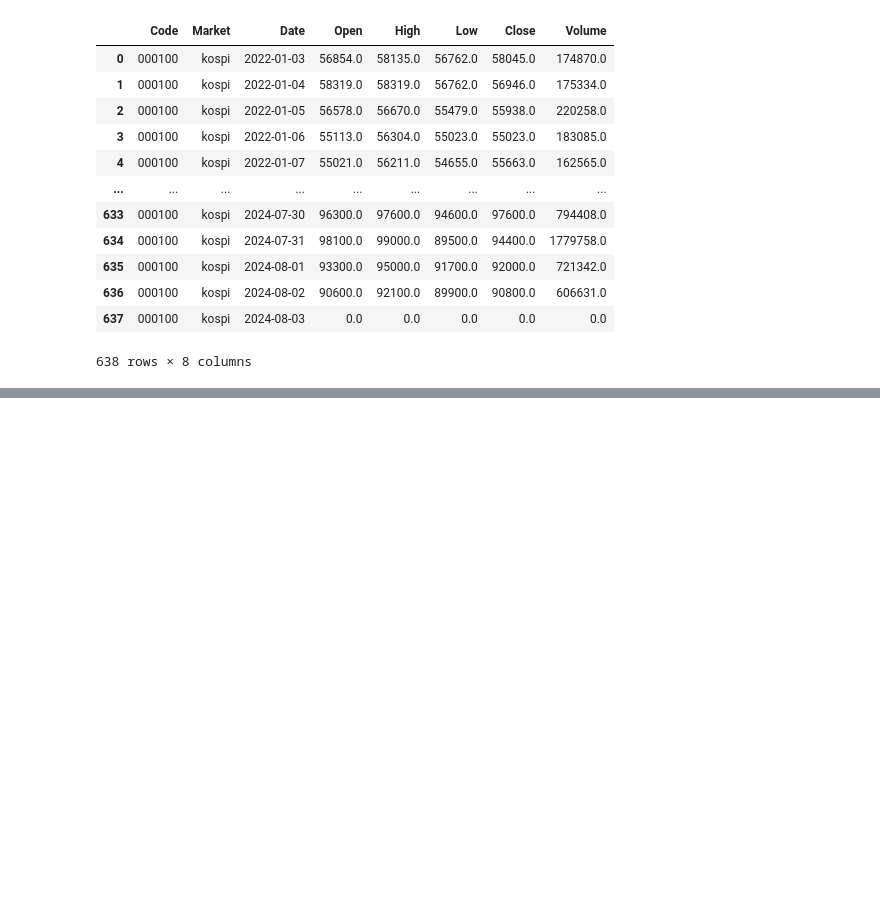
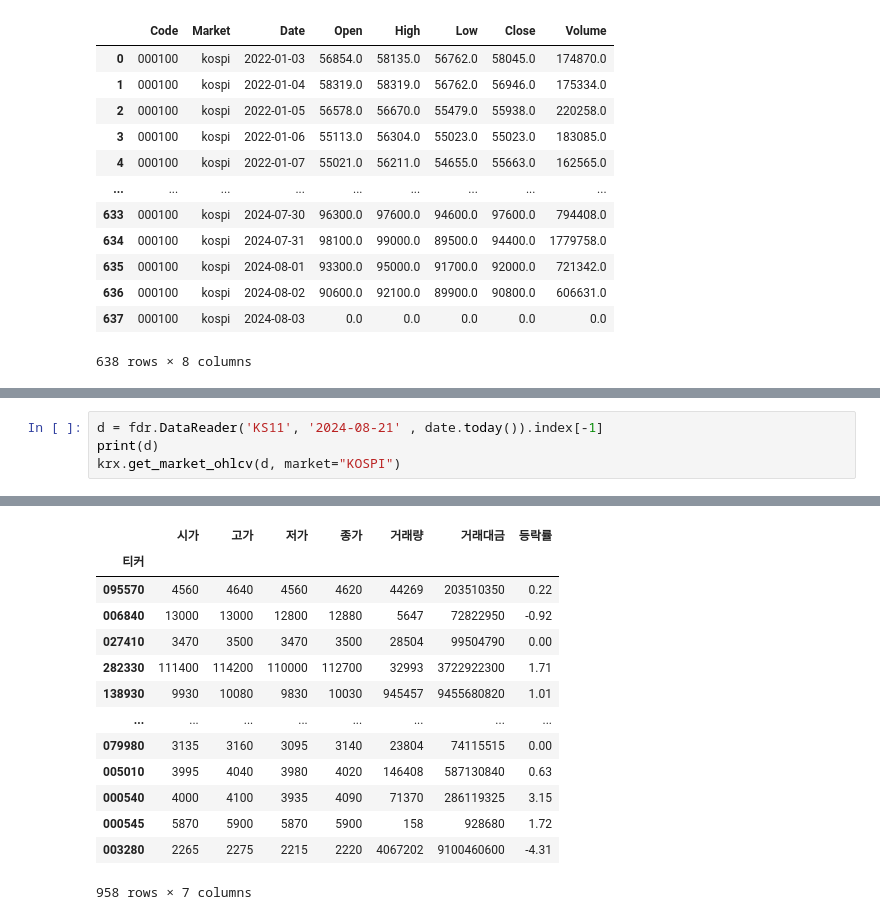
Before and after one commit to eisthf/market_analysis, a Jupyter notebook: market_analysis.ipynb, the cells around one changed output, grey strips where cells are left out. Saved outputs shown, nothing was run; the diff lists cells and outputs as text; blank space fills up the shorter version.

```diff
--- a/market_analysis.ipynb
+++ b/market_analysis.ipynb
@@ -363,0 +383,5 @@ conn.close()
+# %%
+d = fdr.DataReader('KS11', '2024-08-21' , date.today()).index[-1]
+print(d)
+krx.get_market_ohlcv(d, market="KOSPI")
+# %% [output]
@@ -363,0 +390,14 @@ conn.close()
+|  | 시가 | 고가 | 저가 | 종가 | 거래량 | 거래대금 | 등락률 |
+| 티커 |  |  |  |  |  |  |  |
+| 095570 | 4560 | 4640 | 4560 | 4620 | 44269 | 203510350 | 0.22 |
+| 006840 | 13000 | 13000 | 12800 | 12880 | 5647 | 72822950 | -0.92 |
+| 027410 | 3470 | 3500 | 3470 | 3500 | 28504 | 99504790 | 0.00 |
+| 282330 | 111400 | 114200 | 110000 | 112700 | 32993 | 3722922300 | 1.71 |
+| 138930 | 9930 | 10080 | 9830 | 10030 | 945457 | 9455680820 | 1.01 |
+| ... | ... | ... | ... | ... | ... | ... | ... |
+| 079980 | 3135 | 3160 | 3095 | 3140 | 23804 | 74115515 | 0.00 |
+| 005010 | 3995 | 4040 | 3980 | 4020 | 146408 | 587130840 | 0.63 |
+| 000540 | 4000 | 4100 | 3935 | 4090 | 71370 | 286119325 | 3.15 |
+| 000545 | 5870 | 5900 | 5870 | 5900 | 158 | 928680 | 1.72 |
+| 003280 | 2265 | 2275 | 2215 | 2220 | 4067202 | 9100460600 | -4.31 |
+958 rows × 7 columns
```
Also changed, not shown: parts of 9 cells of this notebook, 2 other files.
